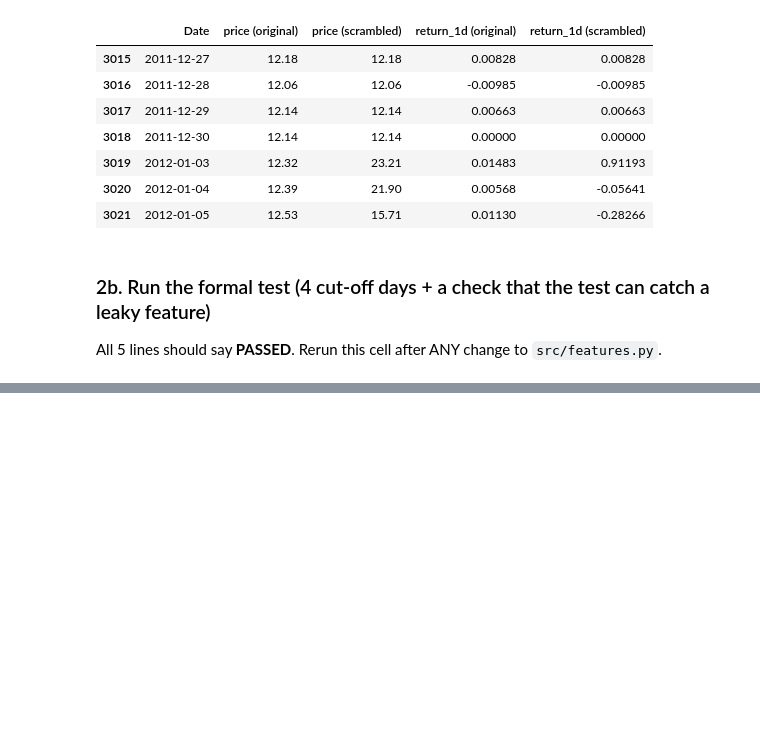
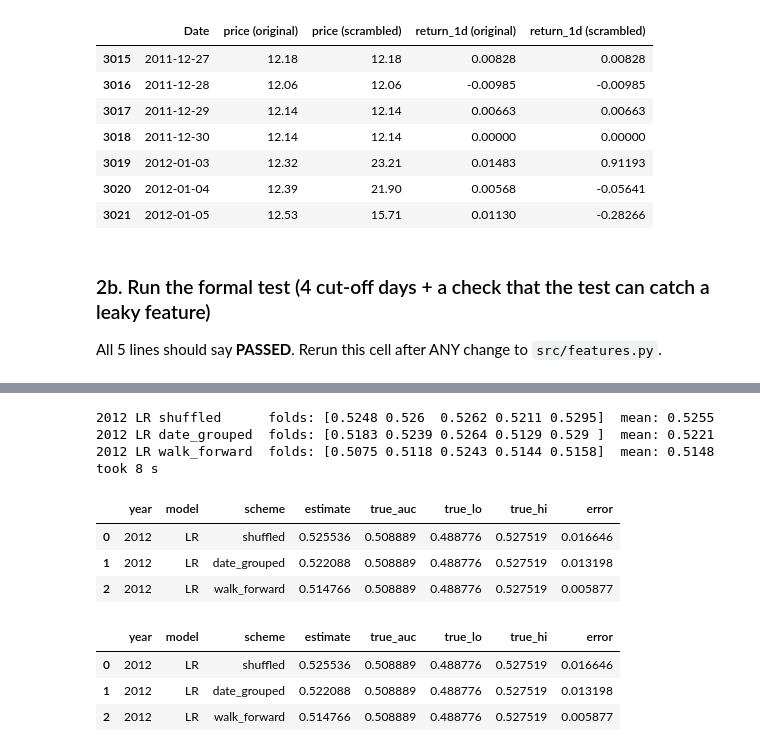
Before and after one commit to wjin2025/ese5420-finalpaper, a Jupyter notebook: analysis.ipynb, the cells around one changed output, grey strips where cells are left out. Cells and saved outputs as stored; diff of their text form; code cells hidden in the pictures; blank space fills up the shorter version.

```diff
--- a/analysis.ipynb
+++ b/analysis.ipynb
@@ -125,0 +189,24 @@ tests/test_no_lookahead.py::test_check_catches_a_leaky_feature PASSED    [100%]
+# %%
+from src.evaluate import run_year
+import time
+
+t0 = time.time()
+result_2012 = run_year(table, days, boot, 2012)
+print(f"took {time.time() - t0:.0f} s")
+result_2012
+# %% [output]
+2012 LR shuffled      folds: [0.5248 0.526  0.5262 0.5211 0.5295]  mean: 0.5255
+2012 LR date_grouped  folds: [0.5183 0.5239 0.5264 0.5129 0.529 ]  mean: 0.5221
+2012 LR walk_forward  folds: [0.5075 0.5118 0.5243 0.5144 0.5158]  mean: 0.5148
+took 8 s
+|  | year | model | scheme | estimate | true_auc | true_lo | true_hi | error |
+| 0 | 2012 | LR | shuffled | 0.525536 | 0.508889 | 0.488776 | 0.527519 | 0.016646 |
+| 1 | 2012 | LR | date_grouped | 0.522088 | 0.508889 | 0.488776 | 0.527519 | 0.013198 |
+| 2 | 2012 | LR | walk_forward | 0.514766 | 0.508889 | 0.488776 | 0.527519 | 0.005877 |
+# %%
+pd.read_csv("results/main.csv")
+# %% [output]
+|  | year | model | scheme | estimate | true_auc | true_lo | true_hi | error |
+| 0 | 2012 | LR | shuffled | 0.525536 | 0.508889 | 0.488776 | 0.527519 | 0.016646 |
+| 1 | 2012 | LR | date_grouped | 0.522088 | 0.508889 | 0.488776 | 0.527519 | 0.013198 |
+| 2 | 2012 | LR | walk_forward | 0.514766 | 0.508889 | 0.488776 | 0.527519 | 0.005877 |
```
Also changed, not shown: parts of 8 cells of this notebook, 5 other files.
